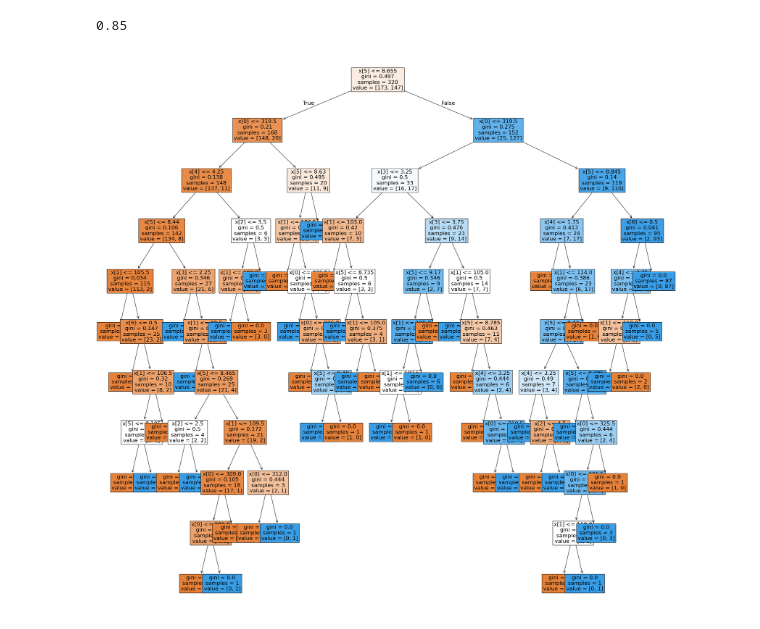
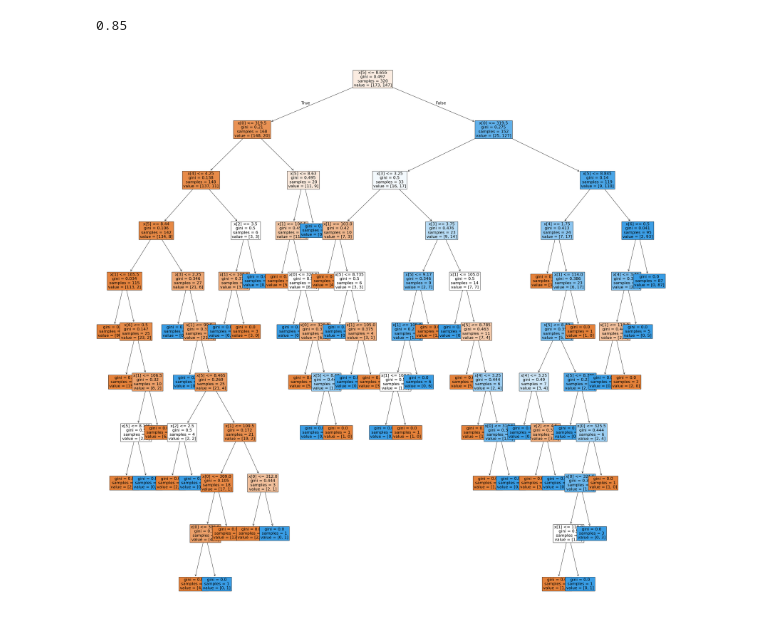
Before and after one commit to ShubhamDahane18/Machine-Learning-Lab-Assignment, a Jupyter notebook: Assignment 7/assignment 7.ipynb, the cells around one changed output. Saved outputs shown, nothing was run; the diff lists cells and outputs as text; code cells hidden in the pictures.

```diff
--- a/Assignment 7/assignment 7.ipynb
+++ b/Assignment 7/assignment 7.ipynb
@@ -197,8 +197,8 @@ clf.score(X_test, y_test)
 # %%
 from sklearn import tree
 import matplotlib.pyplot as plt
-plt.figure(figsize=(30,30))
+plt.figure(figsize=(40, 40))
 tree.plot_tree(clf, filled=True, fontsize=16)
 plt.show()
 # %% [output]
-[figure, old version]
+[figure, new version]
```
Also changed, not shown: 2 other files.
